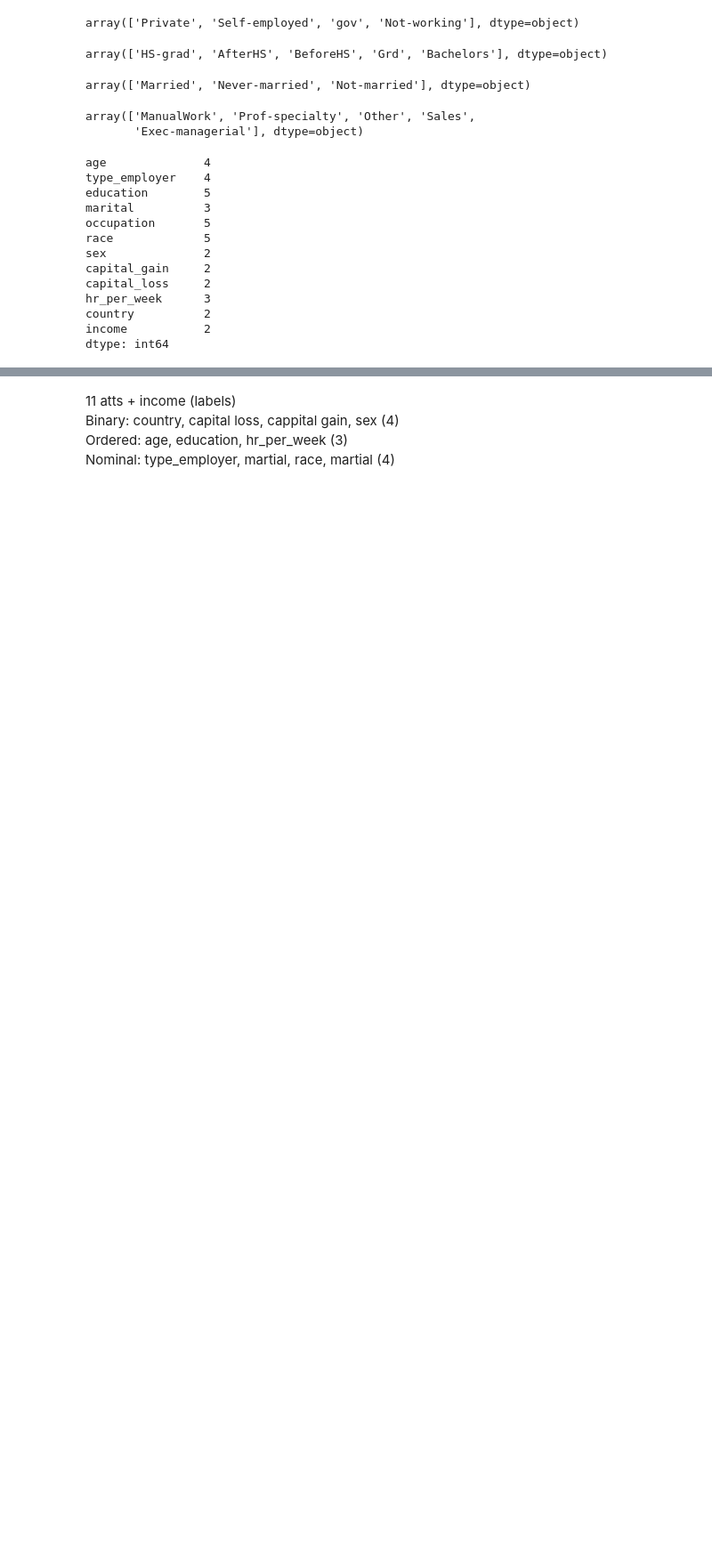
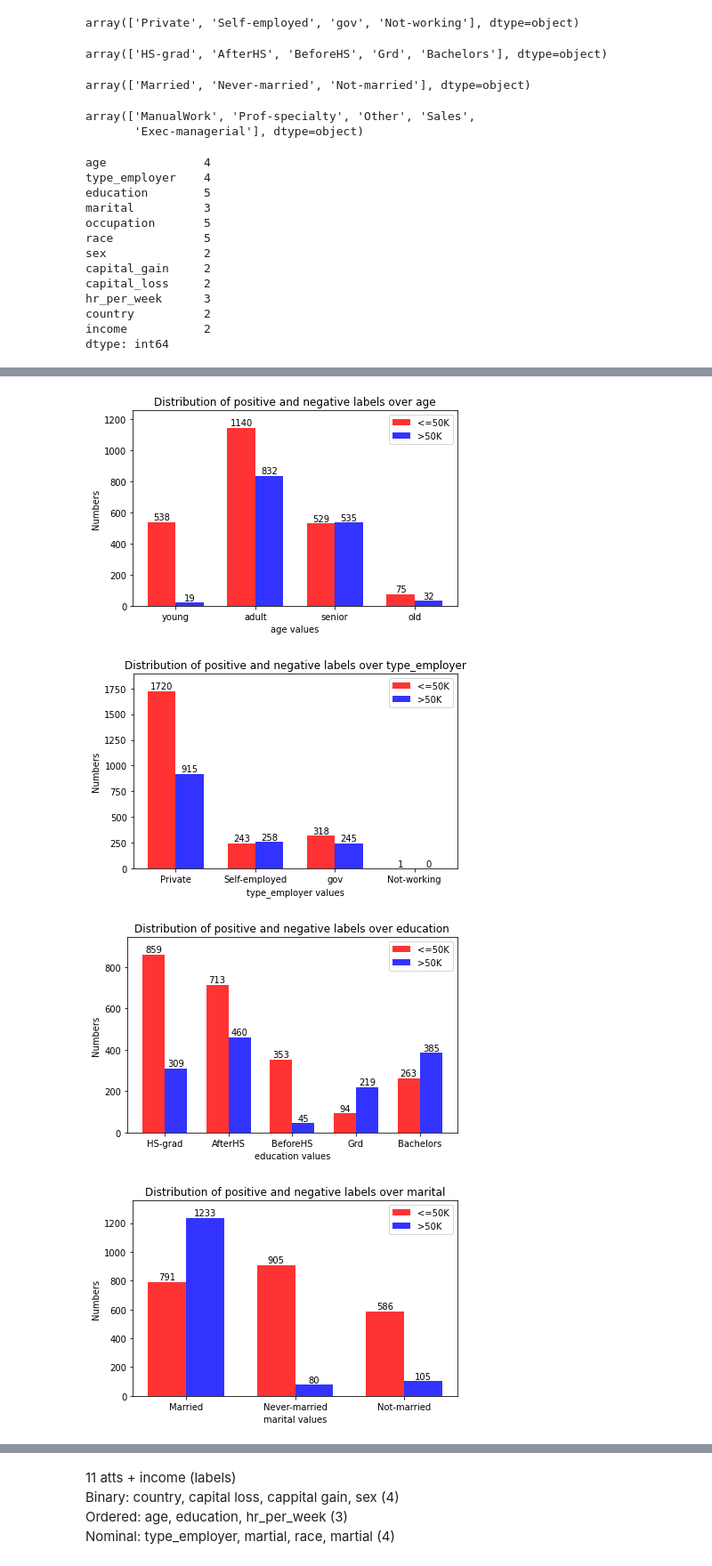
Before and after one commit to CuongNN218/DecisionTree, a Jupyter notebook: preprocessing.ipynb, the cells around one changed output, grey strips where cells are left out. Shown at 89% size. Cells and saved outputs as stored; diff of their text form; code cells hidden in the pictures; blank space fills up the shorter version.

```diff
--- a/preprocessing.ipynb
+++ b/preprocessing.ipynb
@@ -359,3 +359,8 @@ plot_bar_chart(filtered_df, 'age')
 # %%
-# for att in list(filtered_df)[:-1]:
-#     plot_bar_chart(filtered_df, att)
+for att in list(filtered_df)[:-1]:
+    plot_bar_chart(filtered_df, att)
+# %% [output]
+[figure, added]
+[figure, added]
+[figure, added]
+[figure, added]
```
Also changed, not shown: parts of 21 cells of this notebook.
